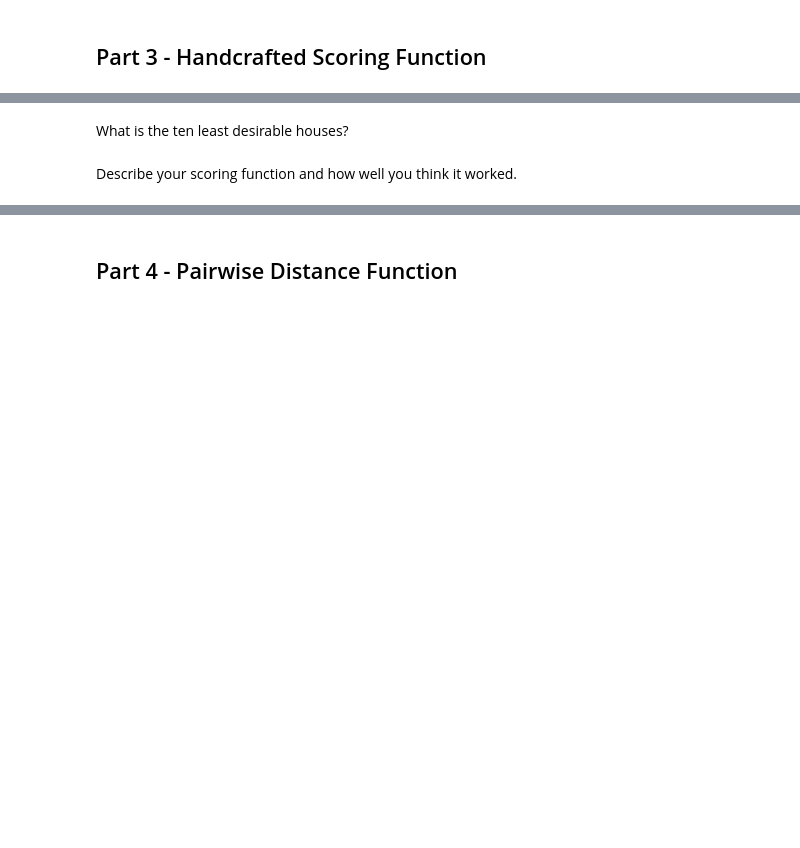
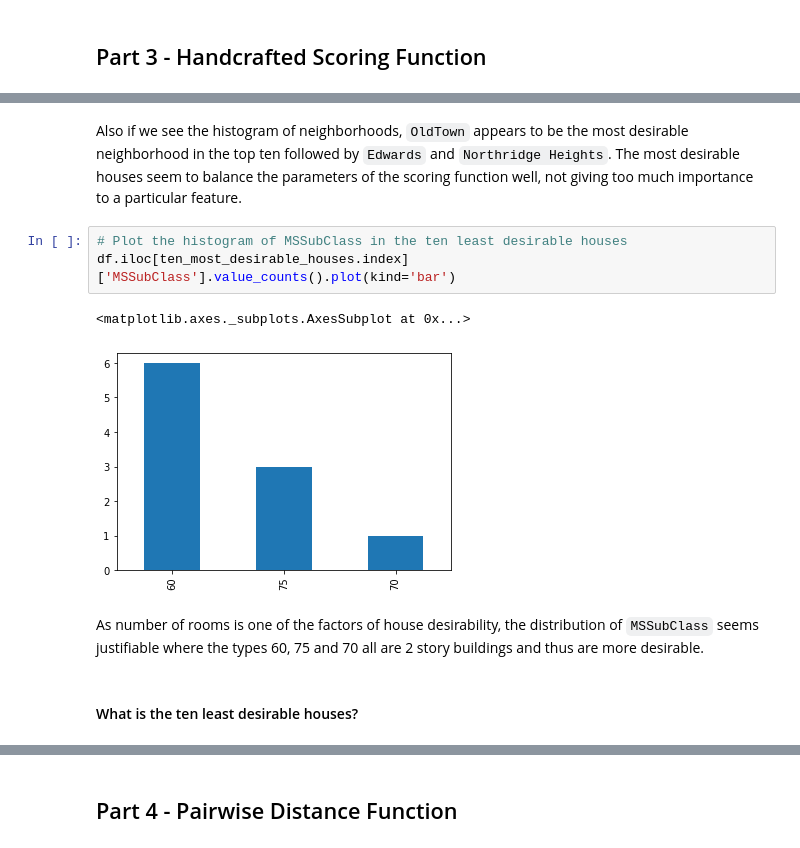
Before and after one commit to rmodi6/house-prices-advanced-regression, a Jupyter notebook: cse519_hw3_modi_ruchit_112685342.ipynb, the cells around one changed output, grey strips where cells are left out. Cells and saved outputs as stored; diff of their text form; blank space fills up the shorter version.

```diff
--- a/cse519_hw3_modi_ruchit_112685342.ipynb
+++ b/cse519_hw3_modi_ruchit_112685342.ipynb
@@ -92,4 +150,12 @@ What is the ten most desirable houses?
+# %% [markdown]
+Also if we see the histogram of neighborhoods, `OldTown` appears to be the most desirable neighborhood in the top ten followed by `Edwards` and `Northridge Heights`. The most desirable houses seem to balance the parameters of the scoring function well, not giving too much importance to a particular feature.
+# %%
+# Plot the histogram of MSSubClass in the ten least desirable houses
+df.iloc[ten_most_desirable_houses.index]['MSSubClass'].value_counts().plot(kind='bar')
+# %% [output]
+<matplotlib.axes._subplots.AxesSubplot at 0x...>
+[figure, added]
+# %% [markdown]
+As number of rooms is one of the factors of house desirability, the distribution of `MSSubClass` seems justifiable where the types 60, 75 and 70 all are 2 story buildings and thus are more desirable.
 # %% [markdown]
-What is the ten least desirable houses?
+#### What is the ten least desirable houses?
-# %% [markdown]
-Describe your scoring function and how well you think it worked.
```
Also changed, not shown: parts of 29 cells of this notebook, 1 other file.
